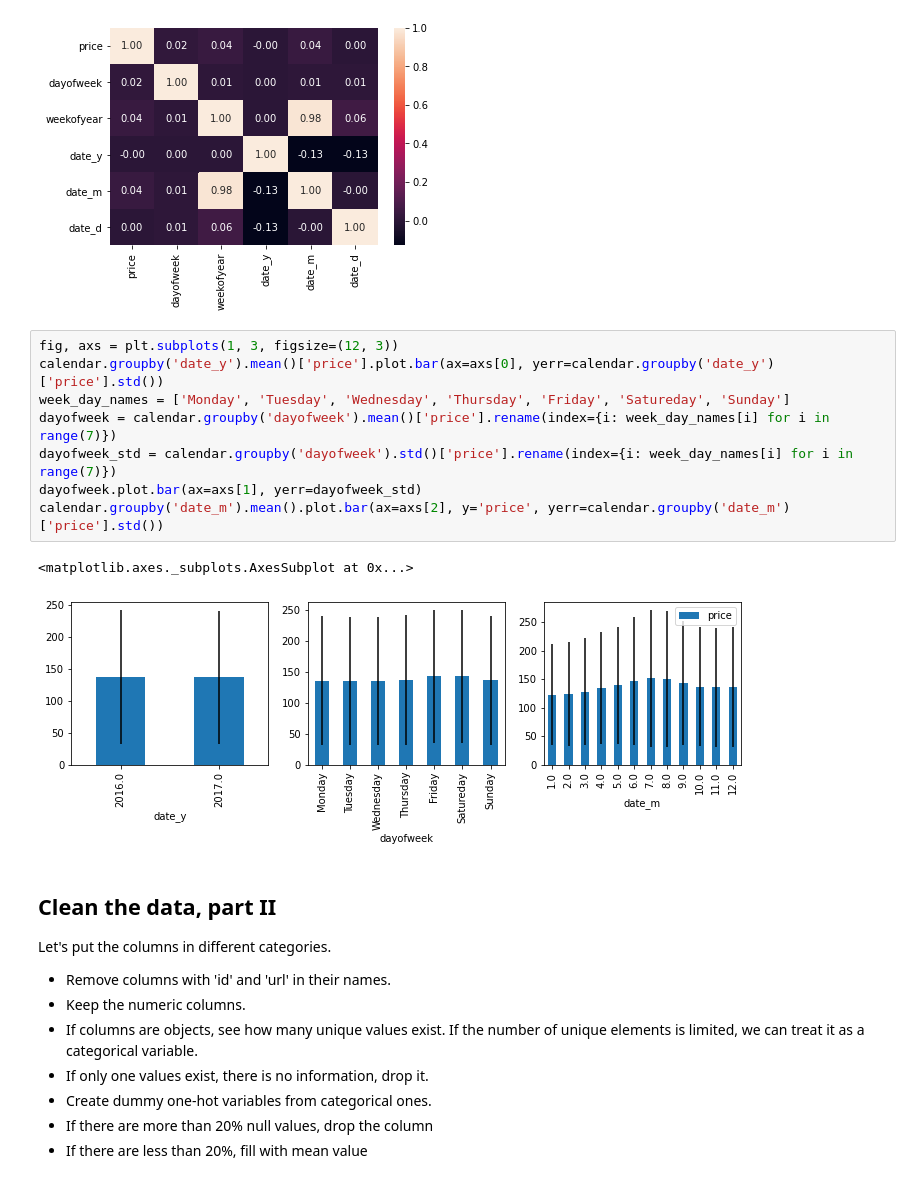
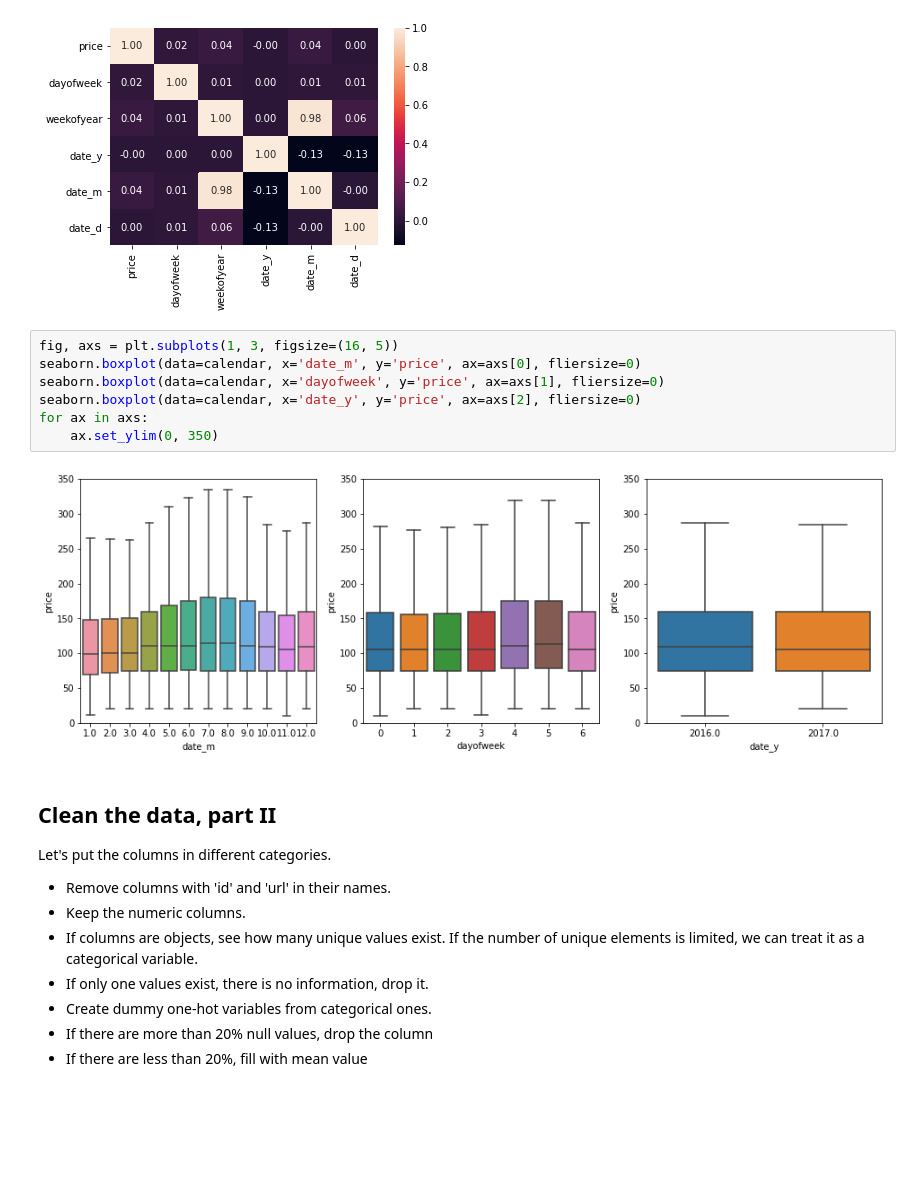
Before and after one commit to hosseinsadeghi/airbnb_analysis, a Jupyter notebook: main.ipynb, the cells around one changed output. Cells and saved outputs as stored; diff of their text form; blank space fills up the shorter version.

Commit message:
Use boxplot for Date of reservation section

```diff
--- a/main.ipynb
+++ b/main.ipynb
@@ -146,17 +146,15 @@ seaborn.heatmap(calendar.drop('listing_id', axis=1).corr(), fmt='.2f', annot=Tru
 # %% [output]
 <matplotlib.axes._subplots.AxesSubplot at 0x...>
 [figure]
-# %%
-fig, axs = plt.subplots(1, 3, figsize=(12, 3))
-calendar.groupby('date_y').mean()['price'].plot.bar(ax=axs[0], yerr=calendar.groupby('date_y')['price'].std())
-week_day_names = ['Monday', 'Tuesday', 'Wednesday', 'Thursday', 'Friday', 'Satureday', 'Sunday']
-dayofweek = calendar.groupby('dayofweek').mean()['price'].rename(index={i: week_day_names[i] for i in range(7)})
-dayofweek_std = calendar.groupby('dayofweek').std()['price'].rename(index={i: week_day_names[i] for i in range(7)})
-dayofweek.plot.bar(ax=axs[1], yerr=dayofweek_std)
-calendar.groupby('date_m').mean().plot.bar(ax=axs[2], y='price', yerr=calendar.groupby('date_m')['price'].std())
-# %% [output]
-<matplotlib.axes._subplots.AxesSubplot at 0x...>
-[figure, removed]
+# %%
+fig, axs = plt.subplots(1, 3, figsize=(16, 5))
+seaborn.boxplot(data=calendar, x='date_m', y='price', ax=axs[0], fliersize=0)
+seaborn.boxplot(data=calendar, x='dayofweek', y='price', ax=axs[1], fliersize=0)
+seaborn.boxplot(data=calendar, x='date_y', y='price', ax=axs[2], fliersize=0)
+for ax in axs:
+    ax.set_ylim(0, 350)
+# %% [output]
+[figure, added]
 # %% [markdown]
 ## Clean the data, part II
 
```
Also changed, not shown: parts of 1 cell of this notebook.
